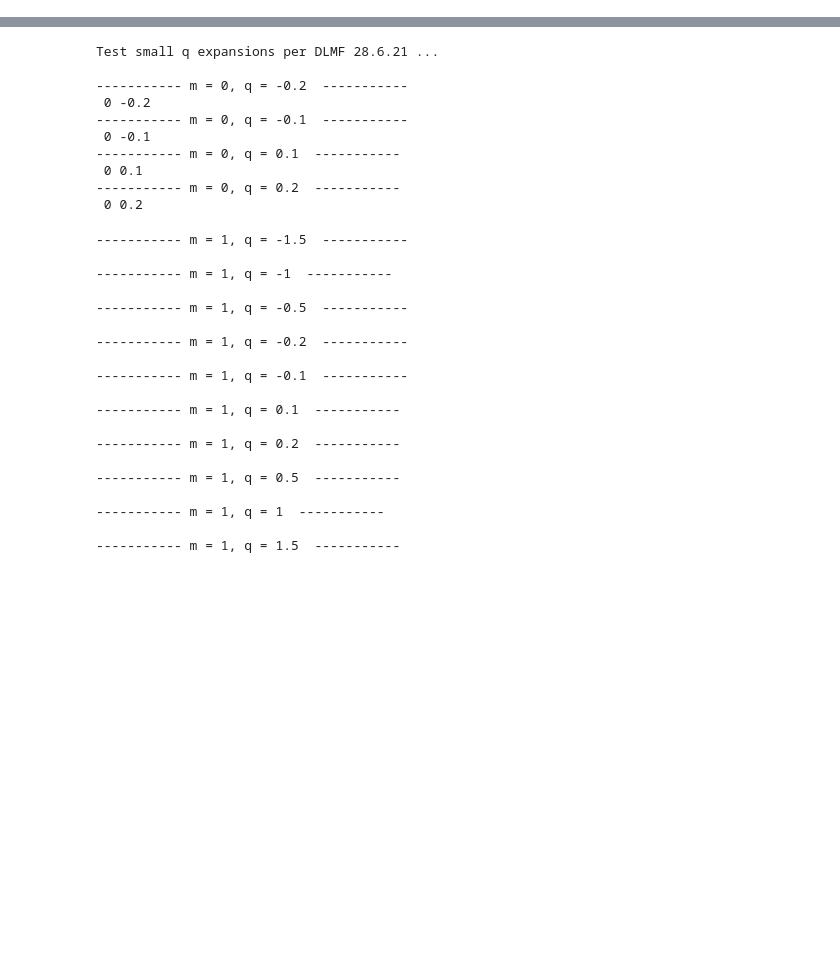
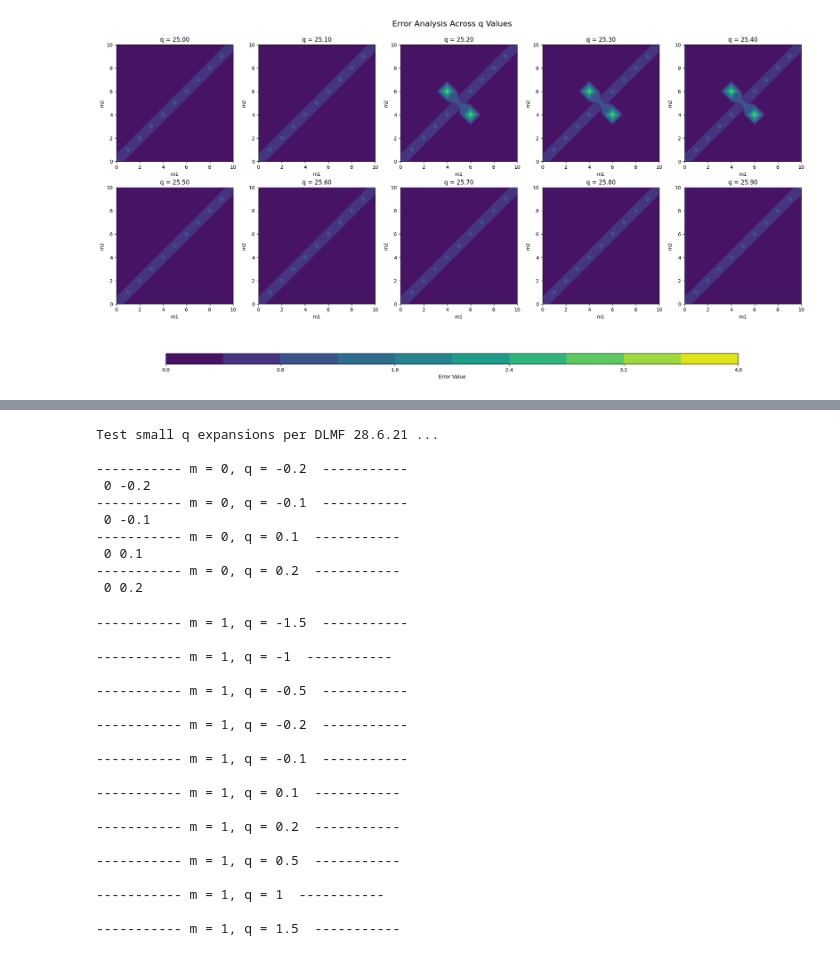
Before and after one commit to brorson/ScipyMathieuTesting, a Jupyter notebook: mathieu_ce_idents.ipynb, the cells around one changed output, grey strips where cells are left out. Cells and saved outputs as stored; diff of their text form; code cells hidden in the pictures; blank space fills up the shorter version.

```diff
--- a/mathieu_ce_idents.ipynb
+++ b/mathieu_ce_idents.ipynb
@@ -97,3 +176,49 @@ s = -7.529635199885235e-15, err = -7.529635199885235e-15
+# %%
+def subplot_grid_shared_colorbar():
+    """Subplot grid with shared colorbar"""
+
+    n_qs = len(qs)
+    rows, cols = 2, 5  # Adjust based on your needs
+
+    fig, axes = plt.subplots(rows, cols, figsize=(20, 10))
+    axes = axes.flatten()  # Make it easy to index
+
+    M1, M2 = np.meshgrid(range(MM+1), range(MM+1))
+    levels = np.linspace(0, 4, 11)
+
+    # Global colormap limits
+    vmin, vmax = 0, 4
+
+    for i, q_val in enumerate(qs):
+        ax = axes[i]
+
+        contour = ax.contourf(M1, M2, error_list_q[i],
+                             levels=levels, cmap='viridis',
+                             vmin=vmin, vmax=vmax)
+
+        ax.set_xlabel("m1")
+        ax.set_ylabel("m2")
+        ax.set_title(f"q = {q_val:.2f}")
+        ax.set_aspect('equal')
+
+    # Hide unused subplots
+    for i in range(n_qs, len(axes)):
+        axes[i].set_visible(False)
+
+    plt.suptitle('Error Analysis Across q Values', fontsize=16)
+    plt.tight_layout()  # Do tight_layout FIRST
+
+    # THEN add colorbar after tight_layout
+    fig.subplots_adjust(bottom=0.15)  # Make space at bottom
+    cbar_ax = fig.add_axes([0.1, 0.02, 0.8, 0.03])  # Position colorbar
+    fig.colorbar(contour, cax=cbar_ax, orientation='horizontal', label='Error Value')
+
+    return fig
+
+fig6 = subplot_grid_shared_colorbar()
+plt.show()
+# %% [output]
+[figure, added]
 # %%
 #====================================================
 # Test q = 0 case per DLMF 28.2.29
```
Also changed, not shown: parts of 12 cells of this notebook, 1 other file.
